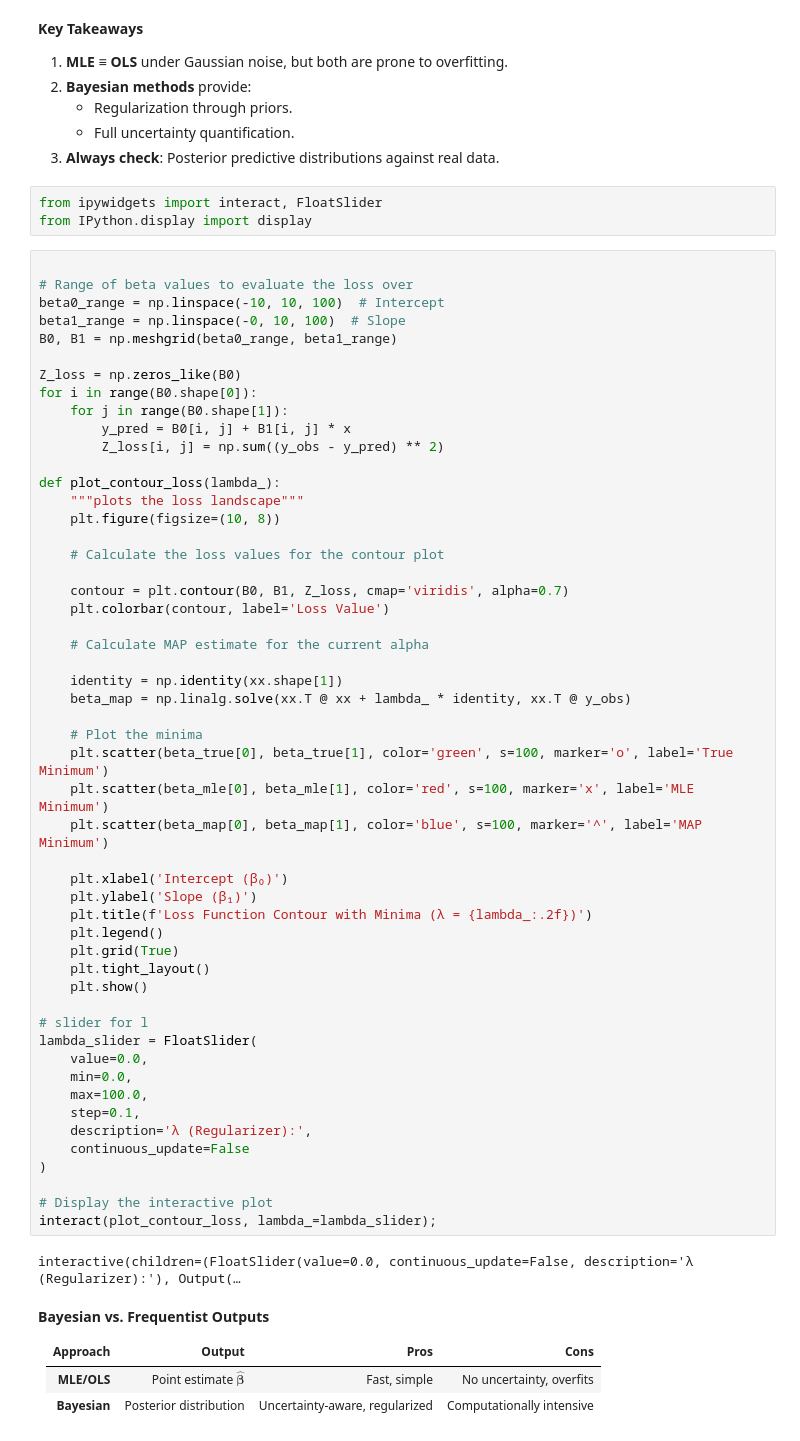
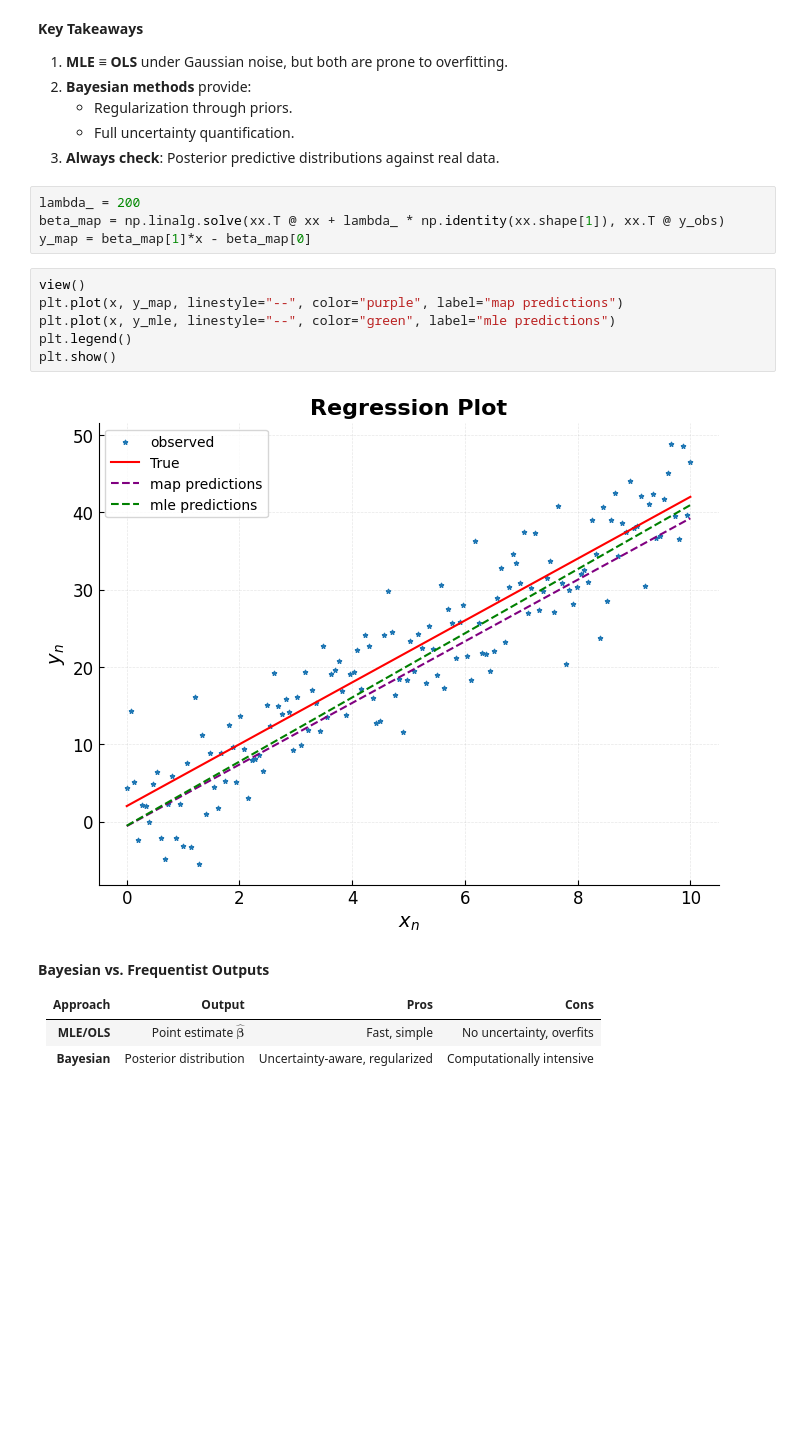
Before and after one commit to soot-bit/Tutorials, a Jupyter notebook: LinearRegression.ipynb, the cells around one changed output. Drawn from its saved outputs; the diff is of its cells as text; blank space fills up the shorter version.

```diff
--- a/LinearRegression.ipynb
+++ b/LinearRegression.ipynb
@@ -247,63 +247,18 @@ $$
    - Regularization through priors.
    - Full uncertainty quantification.
 3. **Always check**: Posterior predictive distributions against real data.
-# %%
-from ipywidgets import interact, FloatSlider
-from IPython.display import display
-# %%
-
-# Range of beta values to evaluate the loss over
-beta0_range = np.linspace(-10, 10, 100)  # Intercept
-beta1_range = np.linspace(-0, 10, 100)  # Slope
-B0, B1 = np.meshgrid(beta0_range, beta1_range)
-
-Z_loss = np.zeros_like(B0)
-for i in range(B0.shape[0]):
-    for j in range(B0.shape[1]):
-        y_pred = B0[i, j] + B1[i, j] * x
-        Z_loss[i, j] = np.sum((y_obs - y_pred) ** 2)
-
-def plot_contour_loss(lambda_):
-    """plots the loss landscape"""
-    plt.figure(figsize=(10, 8))
-
-    # Calculate the loss values for the contour plot
-
-    contour = plt.contour(B0, B1, Z_loss, cmap='viridis', alpha=0.7)
-    plt.colorbar(contour, label='Loss Value')
-
-    # Calculate MAP estimate for the current alpha
-
-    identity = np.identity(xx.shape[1])
-    beta_map = np.linalg.solve(xx.T @ xx + lambda_ * identity, xx.T @ y_obs)
-
-    # Plot the minima
-    plt.scatter(beta_true[0], beta_true[1], color='green', s=100, marker='o', label='True Minimum')
-    plt.scatter(beta_mle[0], beta_mle[1], color='red', s=100, marker='x', label='MLE Minimum')
-    plt.scatter(beta_map[0], beta_map[1], color='blue', s=100, marker='^', label='MAP Minimum')
-
-    plt.xlabel('Intercept (β₀)')
-    plt.ylabel('Slope (β₁)')
-    plt.title(f'Loss Function Contour with Minima (λ = {lambda_:.2f})')
-    plt.legend()
-    plt.grid(True)
-    plt.tight_layout()
-    plt.show()
-
-# slider for l
-lambda_slider = FloatSlider(
-    value=0.0,
-    min=0.0,
-    max=100.0,
-    step=0.1,
-    description='λ (Regularizer):',
-    continuous_update=False
-)
-
-# Display the interactive plot
-interact(plot_contour_loss, lambda_=lambda_slider);
-# %% [output]
-interactive(children=(FloatSlider(value=0.0, continuous_update=False, description='λ (Regularizer):'), Output(…
+# %%
+lambda_ = 200
+beta_map = np.linalg.solve(xx.T @ xx + lambda_ * np.identity(xx.shape[1]), xx.T @ y_obs)
+y_map = beta_map[1]*x - beta_map[0]
+# %%
+view()
+plt.plot(x, y_map, linestyle="--", color="purple", label="map predictions")
+plt.plot(x, y_mle, linestyle="--", color="green", label="mle predictions")
+plt.legend()
+plt.show()
+# %% [output]
+[figure, added]
 # %% [markdown]
 **Bayesian vs. Frequentist Outputs**
 
```
